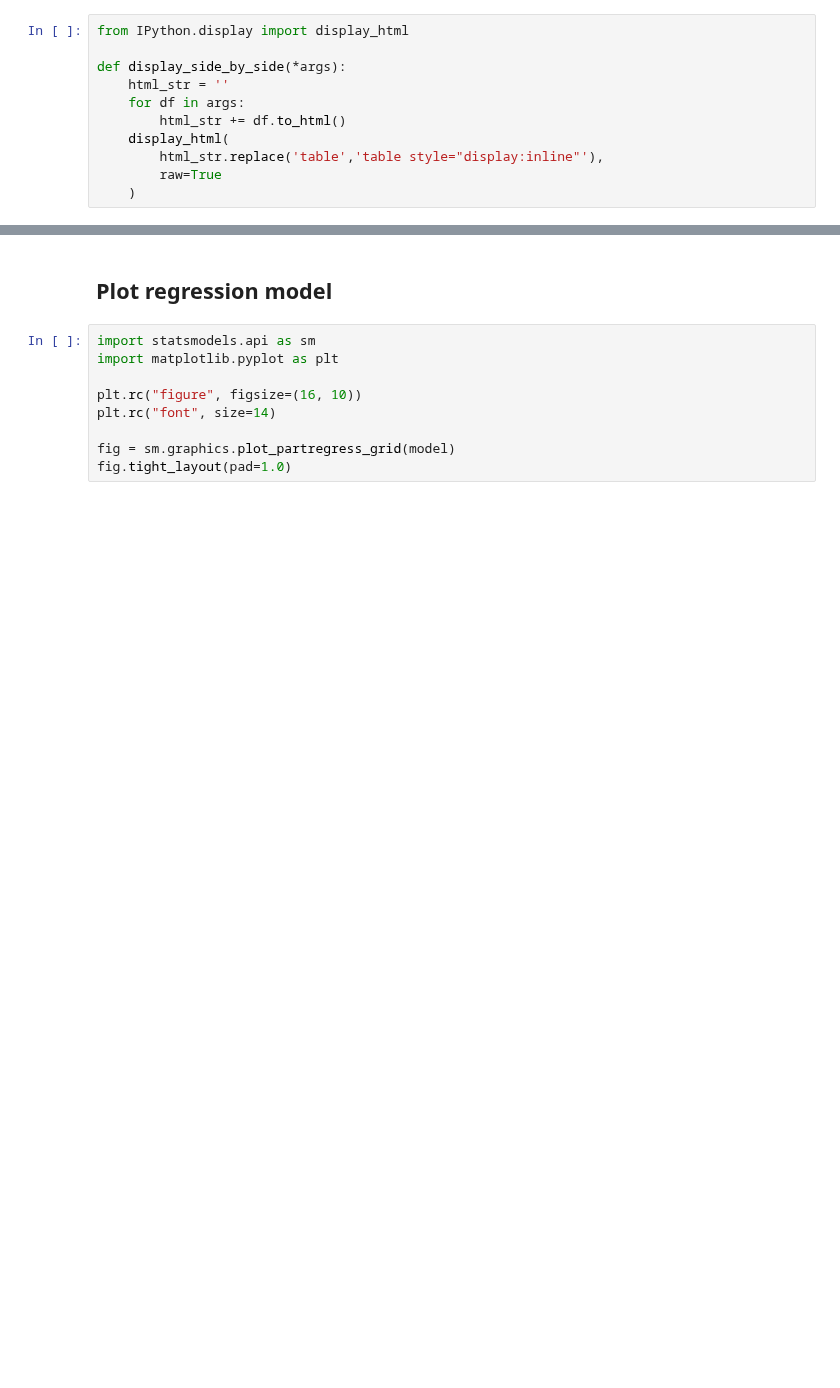
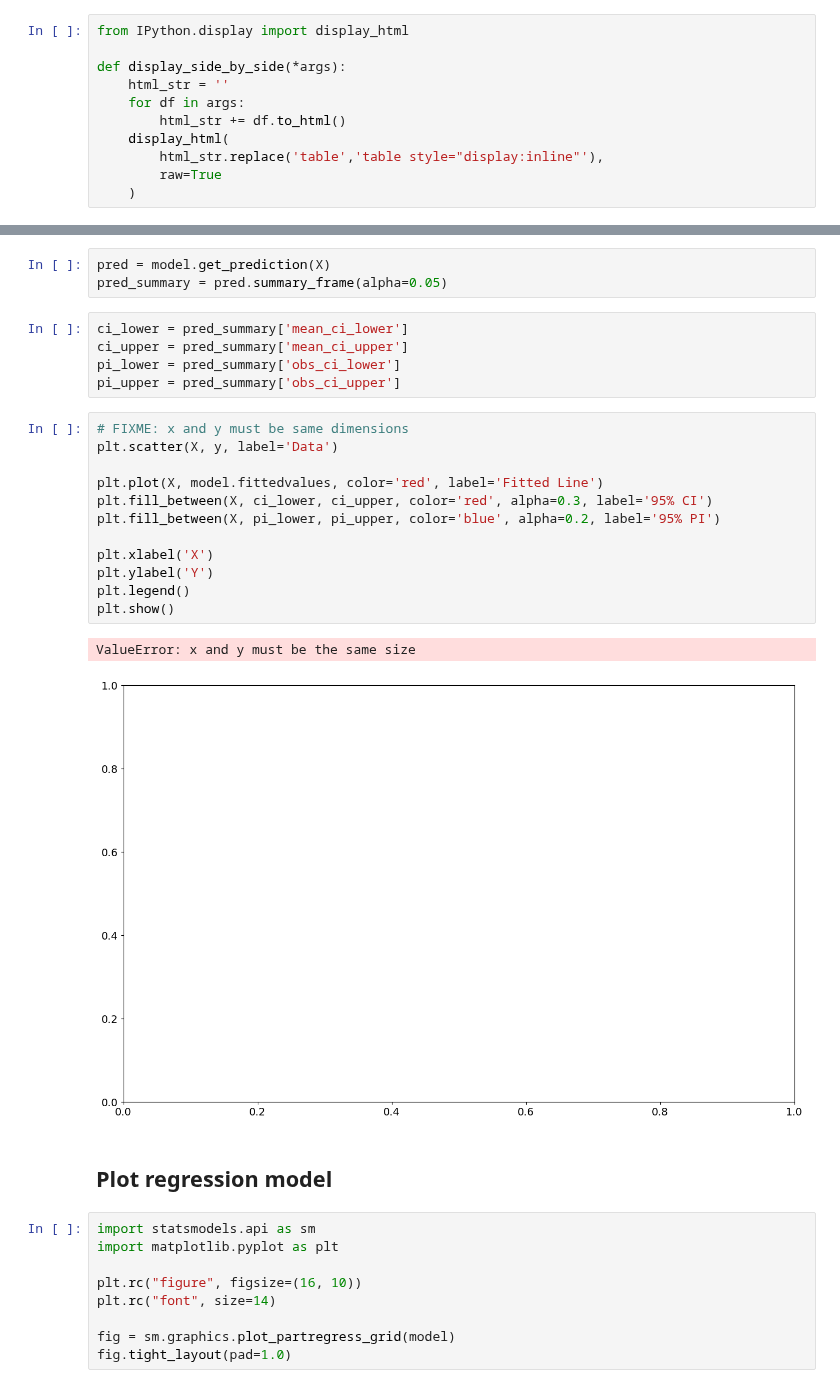
Before and after one commit to Prokope45/NeuralNetworkProject, a Jupyter notebook: LinearRegressionAnalysis.ipynb, the cells around one changed output, grey strips where cells are left out. Saved outputs shown, nothing was run; the diff lists cells and outputs as text; blank space fills up the shorter version.

```diff
--- a/LinearRegressionAnalysis.ipynb
+++ b/LinearRegressionAnalysis.ipynb
@@ -138,3 +164,26 @@ Notes:
+# %%
+pred = model.get_prediction(X)
+pred_summary = pred.summary_frame(alpha=0.05)
+# %%
+ci_lower = pred_summary['mean_ci_lower']
+ci_upper = pred_summary['mean_ci_upper']
+pi_lower = pred_summary['obs_ci_lower']
+pi_upper = pred_summary['obs_ci_upper']
+# %%
+# FIXME: x and y must be same dimensions
+plt.scatter(X, y, label='Data')
+
+plt.plot(X, model.fittedvalues, color='red', label='Fitted Line')
+plt.fill_between(X, ci_lower, ci_upper, color='red', alpha=0.3, label='95% CI')
+plt.fill_between(X, pi_lower, pi_upper, color='blue', alpha=0.2, label='95% PI')
+
+plt.xlabel('X')
+plt.ylabel('Y')
+plt.legend()
+plt.show()
+# %% [output]
+ValueError: x and y must be the same size
+[figure, added]
 # %% [markdown]
 ## Plot regression model
 # %%
```
Also changed, not shown: parts of 8 cells of this notebook, 1 other file.
